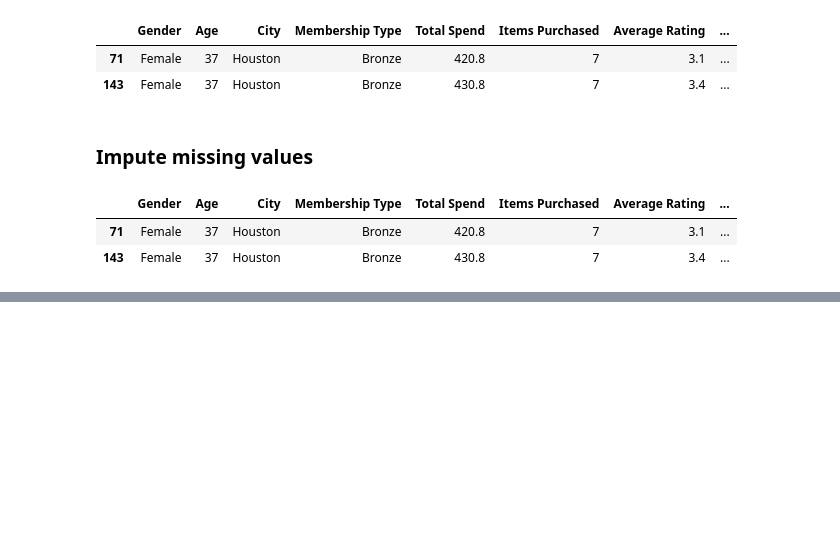
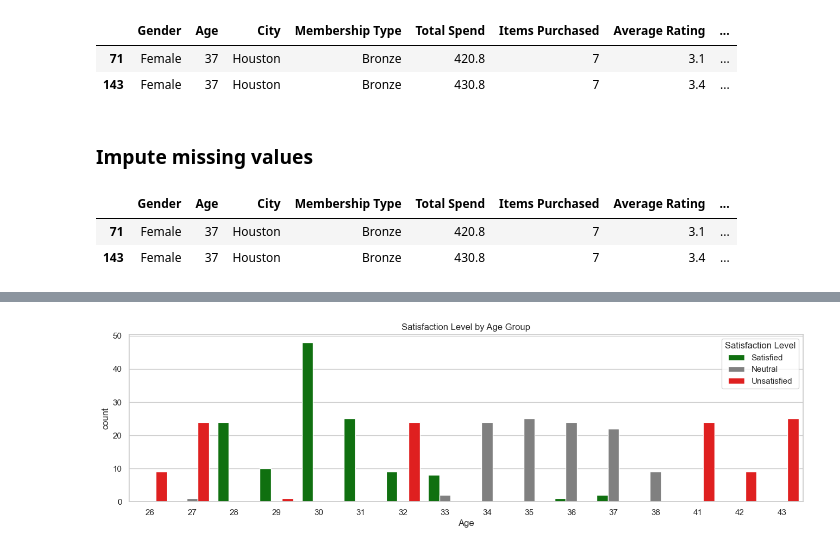
Before and after one commit to umilic16/ML_2, a Jupyter notebook: main.ipynb, the cells around one changed output, grey strips where cells are left out. Drawn from its saved outputs; the diff is of its cells as text; code cells hidden in the pictures; blank space fills up the shorter version.

```diff
--- a/main.ipynb
+++ b/main.ipynb
@@ -143,0 +166,7 @@ plt.show()
+# %%
+plt.figure(figsize=(16, 4))
+sns.countplot(x='Age', palette=('green', 'gray', 'red'), hue='Satisfaction Level', data=df,  hue_order=['Satisfied', 'Neutral', 'Unsatisfied'])
+plt.title('Satisfaction Level by Age Group')
+plt.show()
+# %% [output]
+[figure, added]
```
Also changed, not shown: parts of 31 cells of this notebook.
